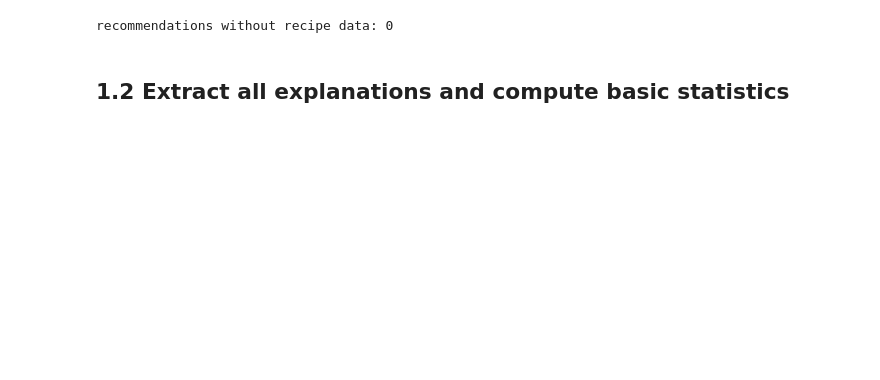
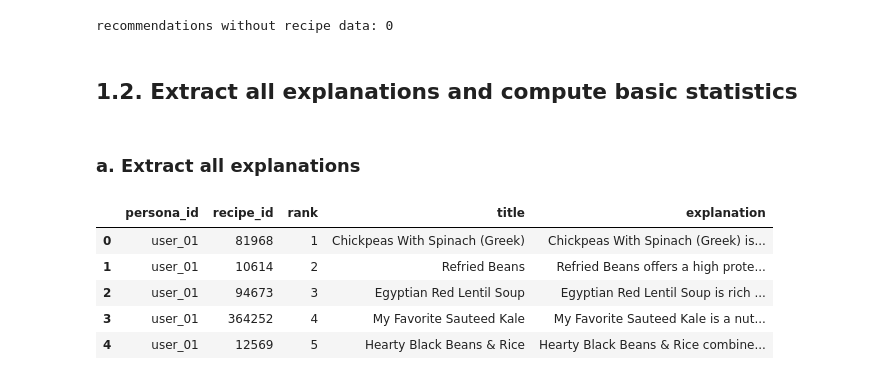
Before and after one commit to lay-animals-projects/food-recommender-evaluation, a Jupyter notebook: data_exploration.ipynb, the cells around one changed output. Drawn from its saved outputs; the diff is of its cells as text; code cells hidden in the pictures; blank space fills up the shorter version.

```diff
--- a/data_exploration.ipynb
+++ b/data_exploration.ipynb
@@ -495,4 +495,21 @@ print(
 # %% [output]
 recommendations without recipe data: 0
 # %% [markdown]
-## 1.2 Extract all explanations and compute basic statistics
+## 1.2. Extract all explanations and compute basic statistics
+# %% [markdown]
+### a. Extract all explanations
+# %%
+import re
+
+explanations_df = recommendations_df[
+    ["persona_id", "recipe_id", "rank", "title", "explanation"]
+].copy()
+
+display(explanations_df.head())
+# %% [output]
+|  | persona_id | recipe_id | rank | title | explanation |
+| 0 | user_01 | 81968 | 1 | Chickpeas With Spinach (Greek) | Chickpeas With Spinach (Greek) is... |
+| 1 | user_01 | 10614 | 2 | Refried Beans | Refried Beans offers a high prote... |
+| 2 | user_01 | 94673 | 3 | Egyptian Red Lentil Soup | Egyptian Red Lentil Soup is rich ... |
+| 3 | user_01 | 364252 | 4 | My Favorite Sauteed Kale | My Favorite Sauteed Kale is a nut... |
+| 4 | user_01 | 12569 | 5 | Hearty Black Beans & Rice | Hearty Black Beans & Rice combine... |
```
Also changed, not shown: parts of 19 cells of this notebook.
